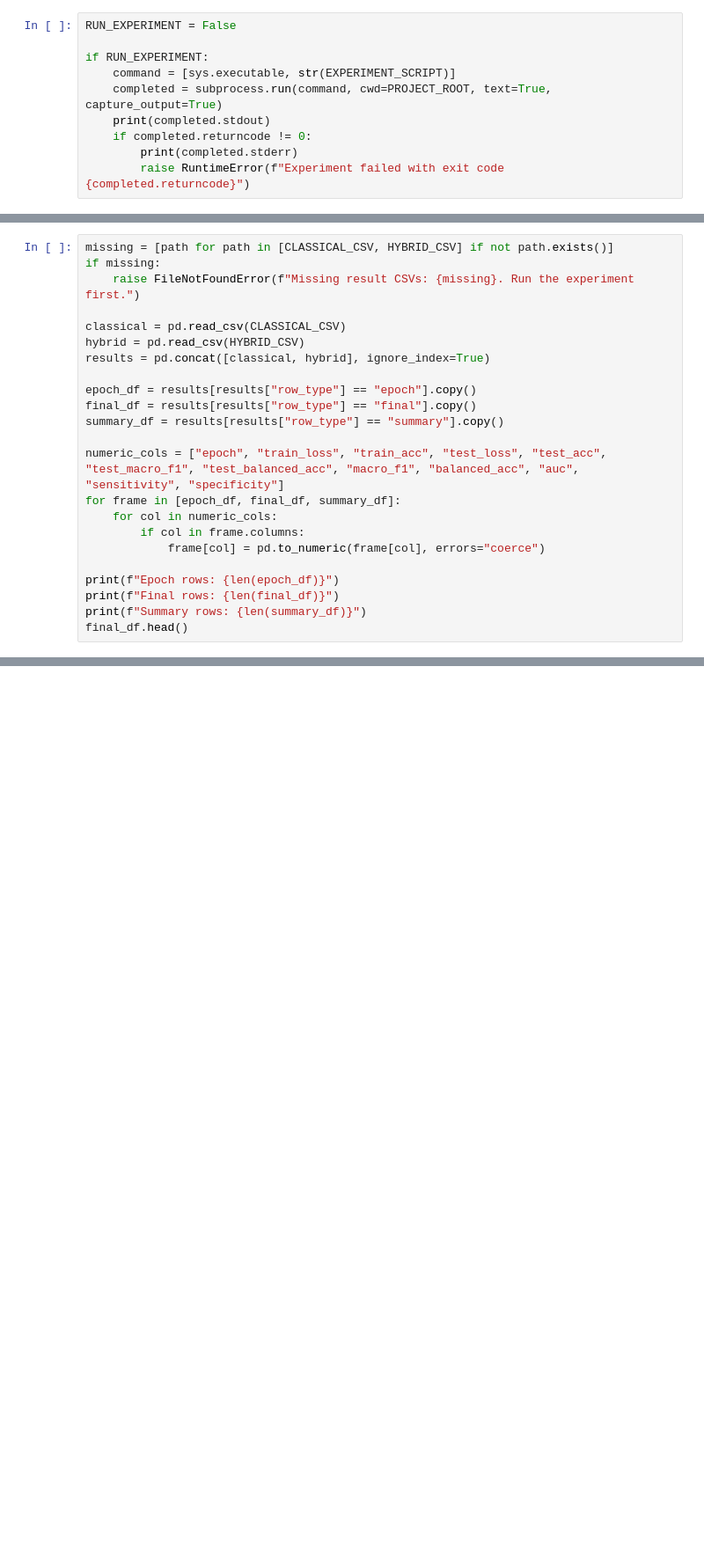
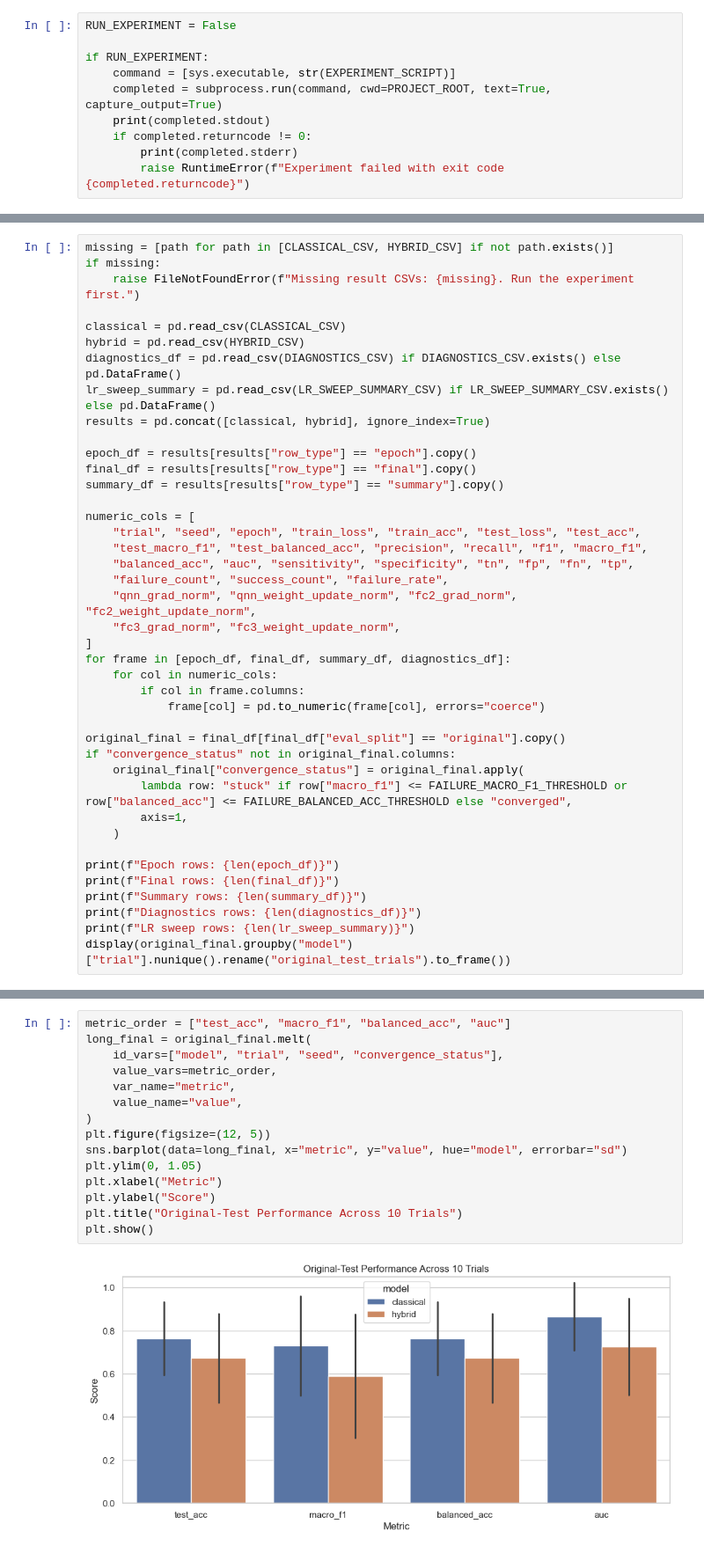
Before and after one commit to hasanahmed77/cqcnn-reimplementation, a Jupyter notebook: notebooks/classification/oasis2_coronal_2qubit_analysis.ipynb, the cells around one changed output, grey strips where cells are left out. Shown at 88% size. Drawn from its saved outputs; the diff is of its cells as text; blank space fills up the shorter version.

Commit message:
Analyze OASIS-2 hybrid convergence with diagnostics and LR sweep

```diff
--- a/notebooks/classification/oasis2_coronal_2qubit_analysis.ipynb
+++ b/notebooks/classification/oasis2_coronal_2qubit_analysis.ipynb
@@ -48,19 +110,37 @@ if missing:
 
 classical = pd.read_csv(CLASSICAL_CSV)
 hybrid = pd.read_csv(HYBRID_CSV)
+diagnostics_df = pd.read_csv(DIAGNOSTICS_CSV) if DIAGNOSTICS_CSV.exists() else pd.DataFrame()
+lr_sweep_summary = pd.read_csv(LR_SWEEP_SUMMARY_CSV) if LR_SWEEP_SUMMARY_CSV.exists() else pd.DataFrame()
 results = pd.concat([classical, hybrid], ignore_index=True)
 
 epoch_df = results[results["row_type"] == "epoch"].copy()
 final_df = results[results["row_type"] == "final"].copy()
 summary_df = results[results["row_type"] == "summary"].copy()
 
-numeric_cols = ["epoch", "train_loss", "train_acc", "test_loss", "test_acc", "test_macro_f1", "test_balanced_acc", "macro_f1", "balanced_acc", "auc", "sensitivity", "specificity"]
-for frame in [epoch_df, final_df, summary_df]:
+numeric_cols = [
+    "trial", "seed", "epoch", "train_loss", "train_acc", "test_loss", "test_acc",
+    "test_macro_f1", "test_balanced_acc", "precision", "recall", "f1", "macro_f1",
+    "balanced_acc", "auc", "sensitivity", "specificity", "tn", "fp", "fn", "tp",
+    "failure_count", "success_count", "failure_rate",
+    "qnn_grad_norm", "qnn_weight_update_norm", "fc2_grad_norm", "fc2_weight_update_norm",
+    "fc3_grad_norm", "fc3_weight_update_norm",
+]
+for frame in [epoch_df, final_df, summary_df, diagnostics_df]:
     for col in numeric_cols:
         if col in frame.columns:
             frame[col] = pd.to_numeric(frame[col], errors="coerce")
 
+original_final = final_df[final_df["eval_split"] == "original"].copy()
+if "convergence_status" not in original_final.columns:
+    original_final["convergence_status"] = original_final.apply(
+        lambda row: "stuck" if row["macro_f1"] <= FAILURE_MACRO_F1_THRESHOLD or row["balanced_acc"] <= FAILURE_BALANCED_ACC_THRESHOLD else "converged",
+        axis=1,
+    )
+
 print(f"Epoch rows: {len(epoch_df)}")
 print(f"Final rows: {len(final_df)}")
 print(f"Summary rows: {len(summary_df)}")
-final_df.head()
+print(f"Diagnostics rows: {len(diagnostics_df)}")
+print(f"LR sweep rows: {len(lr_sweep_summary)}")
+display(original_final.groupby("model")["trial"].nunique().rename("original_test_trials").to_frame())
@@ -68,0 +183,17 @@ final_df.head()
+# %%
+metric_order = ["test_acc", "macro_f1", "balanced_acc", "auc"]
+long_final = original_final.melt(
+    id_vars=["model", "trial", "seed", "convergence_status"],
+    value_vars=metric_order,
+    var_name="metric",
+    value_name="value",
+)
+plt.figure(figsize=(12, 5))
+sns.barplot(data=long_final, x="metric", y="value", hue="model", errorbar="sd")
+plt.ylim(0, 1.05)
+plt.xlabel("Metric")
+plt.ylabel("Score")
+plt.title("Original-Test Performance Across 10 Trials")
+plt.show()
+# %% [output]
+[figure, added]
```
Also changed, not shown: parts of 35 cells of this notebook, 14 other files.
